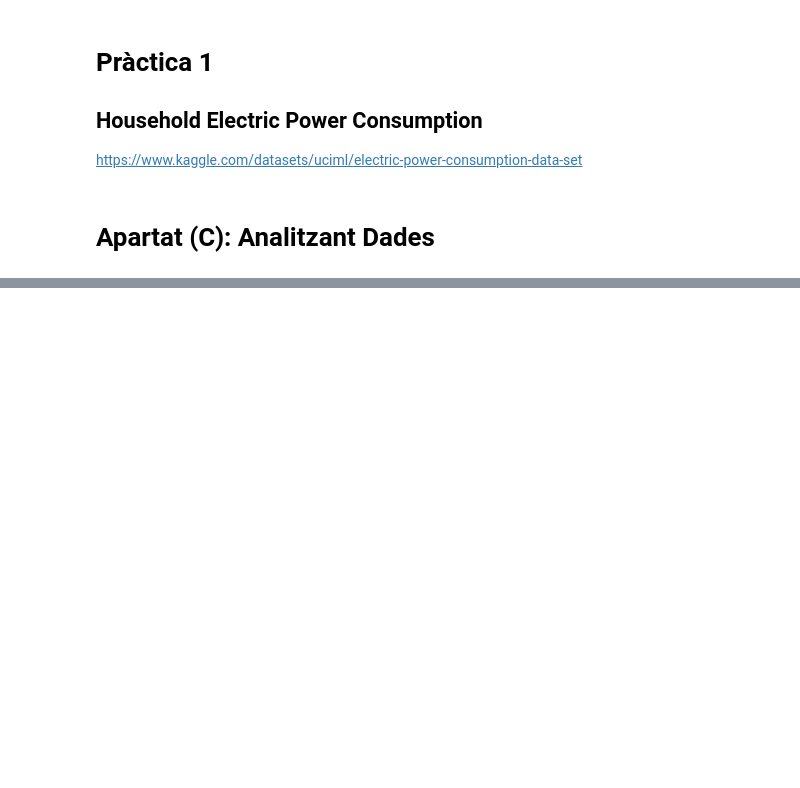
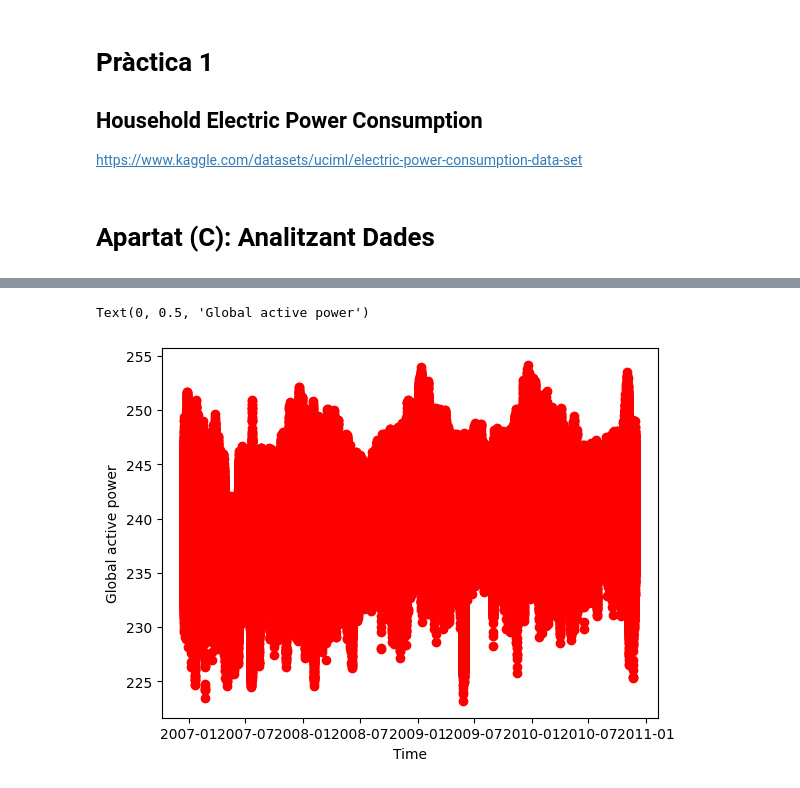
Before and after one commit to Cristianperezd/Machine-Learning---Practica-1, a Jupyter notebook: Práctica 1.ipynb, the cells around one changed output, grey strips where cells are left out. Cells and saved outputs as stored; diff of their text form; code cells hidden in the pictures; blank space fills up the shorter version.

```diff
--- a/Práctica 1.ipynb
+++ b/Práctica 1.ipynb
@@ -11,11 +11,13 @@ https://www.kaggle.com/datasets/uciml/electric-power-consumption-data-set
 import numpy as np
 import pandas as pd
 from pandas.api.types import is_numeric_dtype
+import matplotlib
+import matplotlib.pylab as plt
 
 
 
 
-db = pd.read_csv('household_power_consumption.txt', sep=';', low_memory=False, parse_dates={'dt' : ['Date', 'Time']}, infer_datetime_format=True,index_col ='dt')
+db = pd.read_csv('household_power_consumption.txt', sep=';', low_memory=False, parse_dates={'dt' : ['Date', 'Time']}, infer_datetime_format=True,index_col ='dt', na_values=['nan','?'])
 print ('shape:', db.shape)
 db.head()
 # %% [output]
@@ -52,0 +101,6 @@ memory usage: 126.7+ MB
+# %%
+db1 = db.dropna()
+
+print(db1.isnull().sum())
+
+print(db1.shape)
@@ -52,0 +129,10 @@ memory usage: 126.7+ MB
+# %%
+x = db1.index
+y = db1.Voltage
+
+plt.scatter(x,y,color = "red")
+plt.xlabel("Time")
+plt.ylabel("Global active power")
+# %% [output]
+Text(0, 0.5, 'Global active power')
+[figure, added]
```
Also changed, not shown: parts of 9 cells of this notebook, 1 other file.
